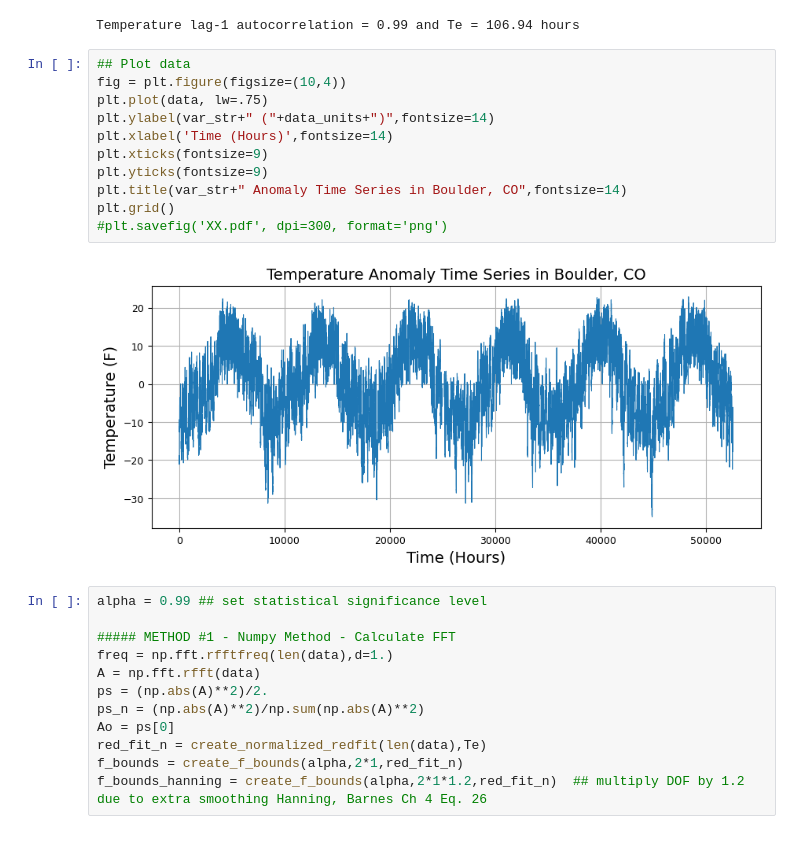
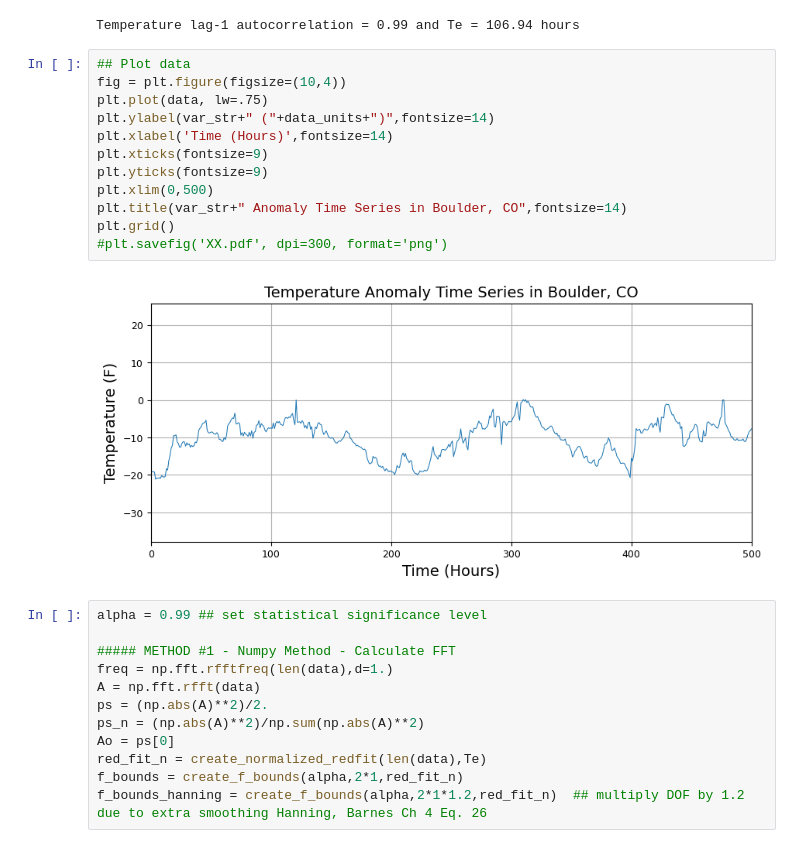
Before and after one commit to GilbertCloud/ATOC5860, a Jupyter notebook: labs/lab4/ATOC5860_applicationlab4_fft_mesa.ipynb, the cells around one changed output. Cells and saved outputs as stored; diff of their text form.

```diff
--- a/labs/lab4/ATOC5860_applicationlab4_fft_mesa.ipynb
+++ b/labs/lab4/ATOC5860_applicationlab4_fft_mesa.ipynb
@@ -107,16 +116,17 @@ Temperature lag-1 autocorrelation = 0.99 and Te = 106.94 hours
 # %%
 ## Plot data
 fig = plt.figure(figsize=(10,4))
 plt.plot(data, lw=.75)
 plt.ylabel(var_str+" ("+data_units+")",fontsize=14)
 plt.xlabel('Time (Hours)',fontsize=14)
 plt.xticks(fontsize=9)
 plt.yticks(fontsize=9)
+plt.xlim(0,500)
 plt.title(var_str+" Anomaly Time Series in Boulder, CO",fontsize=14)
 plt.grid()
 #plt.savefig('XX.pdf', dpi=300, format='png')
 # %% [output]
-[figure, old version]
+[figure, new version]
 # %%
 alpha = 0.99 ## set statistical significance level
 
```
Also changed, not shown: parts of 1 cell of this notebook, 1 other file.
